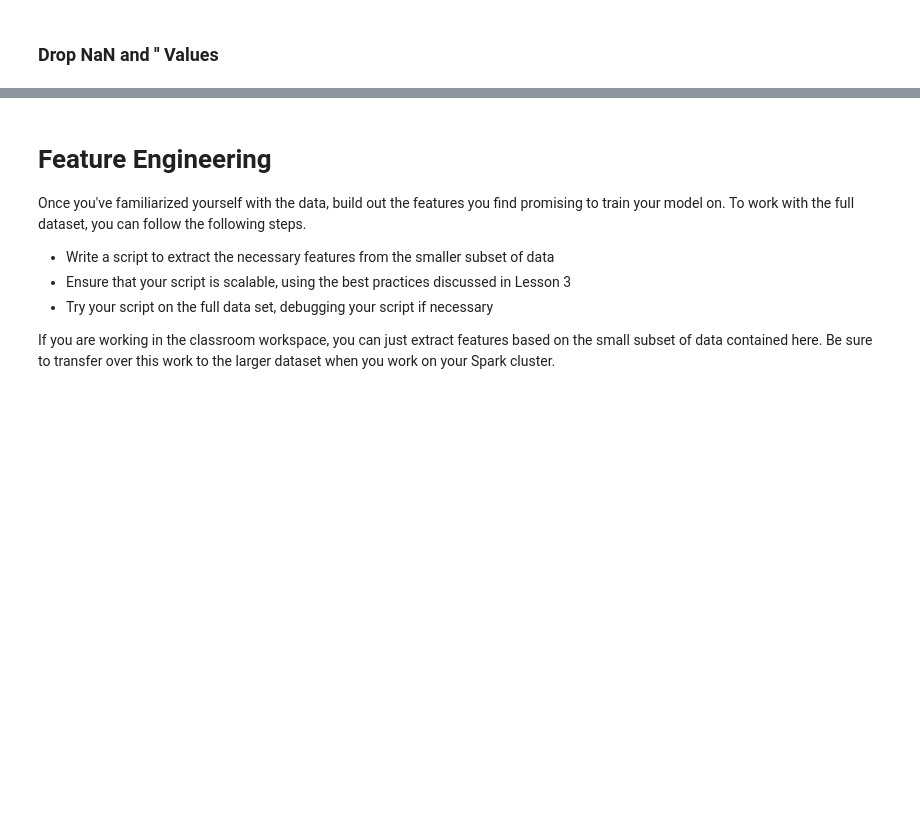
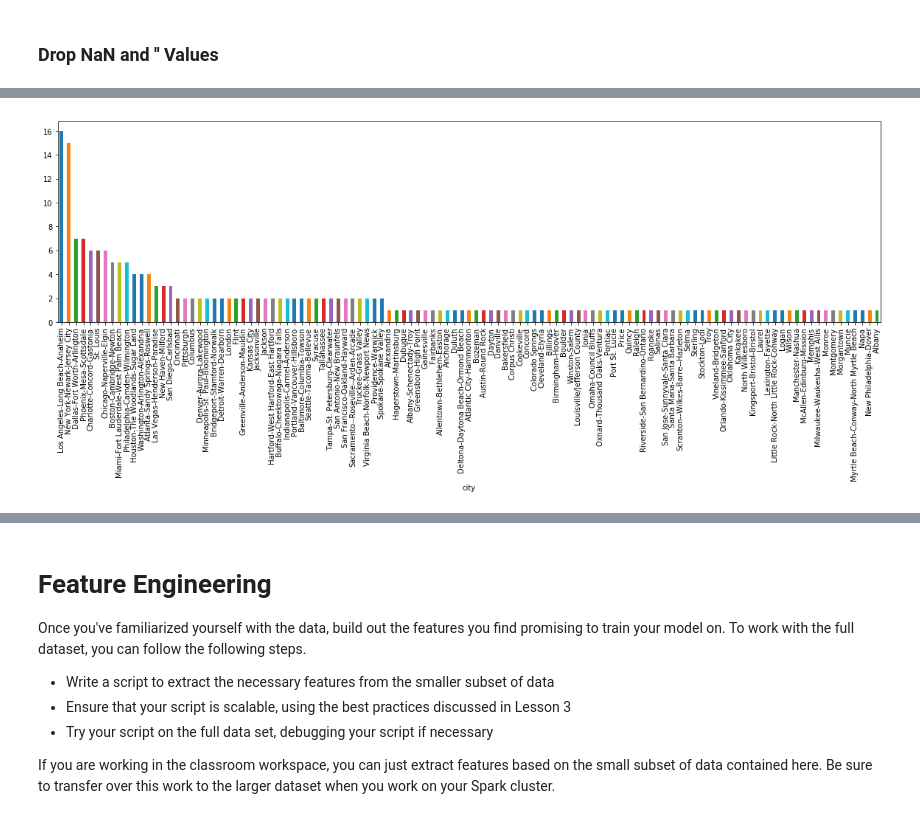
Before and after one commit to pato0301/sparkify_capstone_udacity, a Jupyter notebook: Sparkify.ipynb, the cells around one changed output, grey strips where cells are left out. Saved outputs shown, nothing was run; the diff lists cells and outputs as text; code cells hidden in the pictures; blank space fills up the shorter version.

```diff
--- a/Sparkify.ipynb
+++ b/Sparkify.ipynb
@@ -78,0 +218,15 @@ df_cleaned.take(1)
+# %%
+location_count = spark.sql('''
+        SELECT location,COUNT(DISTINCT userId) AS user_counts
+        FROM Sparkify_local_cleaned
+        GROUP BY location
+        ORDER BY user_counts DESC
+''')
+location_df = location_count.toPandas()
+# %%
+#split city and state
+location_df = location_df.join(location_df['location'].str.split(',',expand=True).rename(columns={0:'city',1:'state'})).drop('location',axis=1)
+# %%
+location_df.groupby('city')['user_counts'].sum().sort_values(ascending=False).plot(kind='bar',figsize=(20,5));
+# %% [output]
+[figure, added]
```
Also changed, not shown: parts of 35 cells of this notebook.
